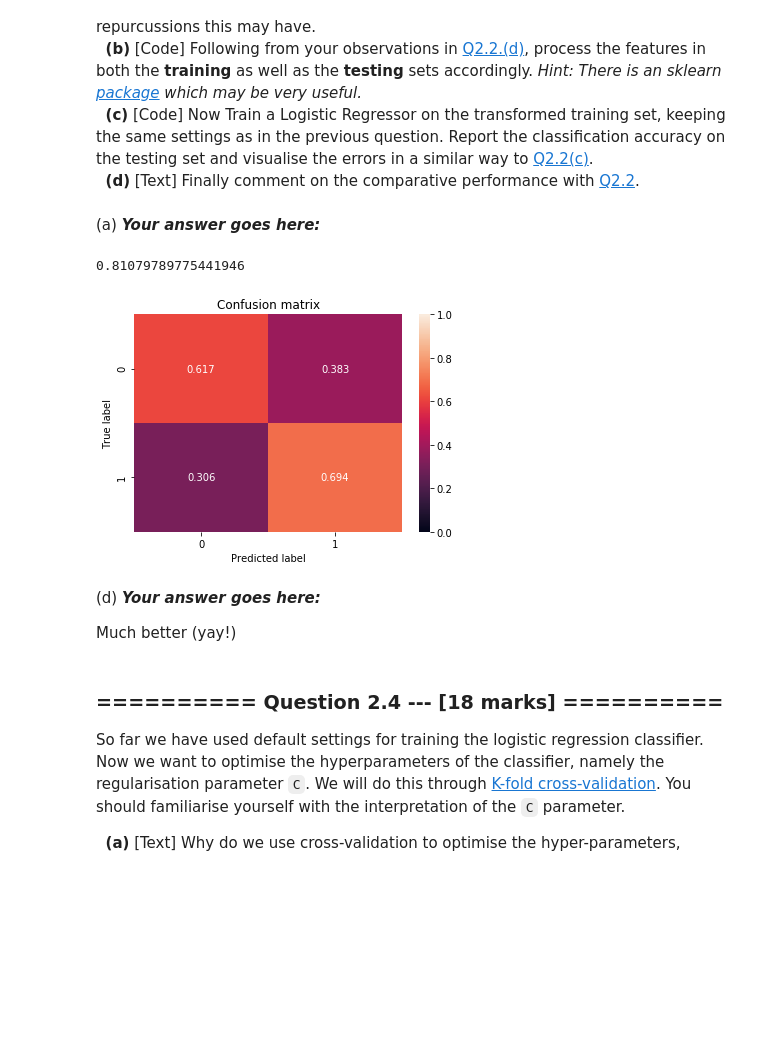
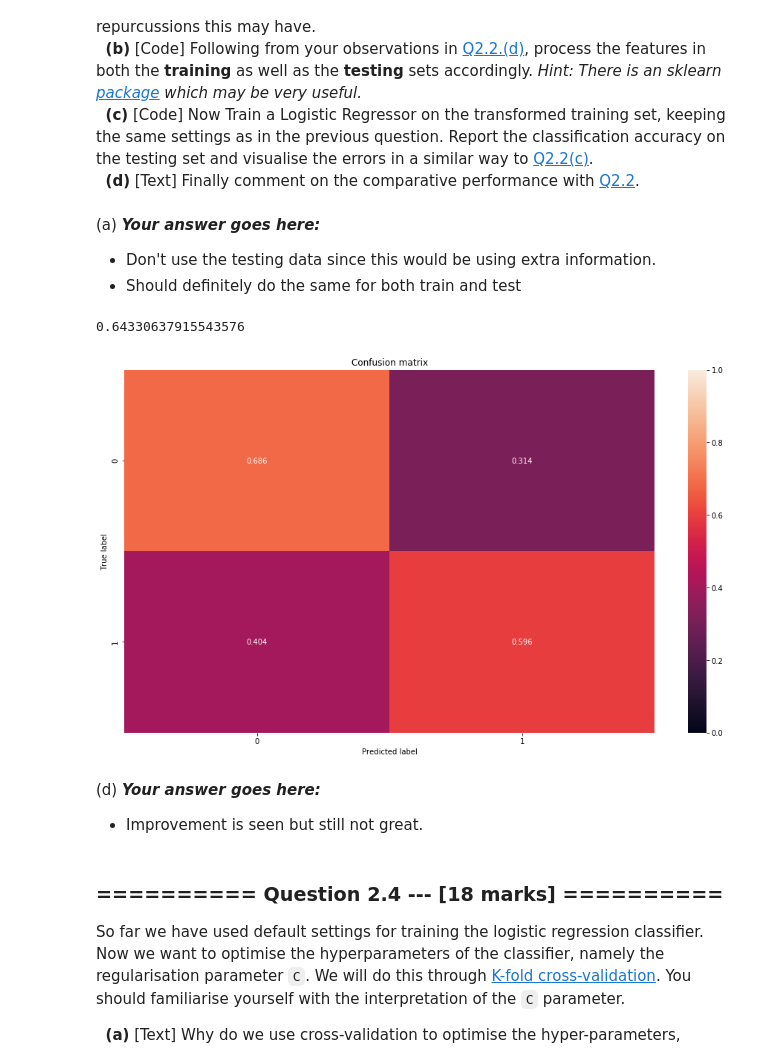
Before and after one commit to stuphys1729/IAML, a Jupyter notebook: Assignments/03_A_ObjectRecognition.ipynb, the cells around one changed output. Cells and saved outputs as stored; diff of their text form; code cells hidden in the pictures; blank space fills up the shorter version.

```diff
--- a/Assignments/03_A_ObjectRecognition.ipynb
+++ b/Assignments/03_A_ObjectRecognition.ipynb
@@ -110,7 +110,11 @@ from sklearn.model_selection import KFold
 from sklearn.linear_model import LogisticRegression
 from sklearn.metrics import confusion_matrix
 from sklearn.preprocessing import StandardScaler
-from utils.plotter import plot_confusion_matrix
+from utils.plotter import plot_confusion_matrix, plot_SVM_DecisionBoundary
+from sklearn.svm import SVC
+import pylab
+
+pylab.rcParams['figure.figsize'] = (16, 9)
 
 # Your Code goes here:
 # %% [markdown]
@@ -142,8 +146,8 @@ imagesA = pd.read_csv('datasets/Images_A_Train.csv')
 regex = re.compile('dim\d*')
 
 keep = [col for col in imagesA.columns if regex.search(col)] + ['is_person']
-testImagesA = imagesA[keep]
-testImagesA.head(10)
+trainImagesA = imagesA[keep]
+trainImagesA.head(10)
 # %% [output]
 |  | dim1 | dim2 | dim3 | dim4 | dim5 | dim6 | dim7 | dim8 | dim9 | dim10 | ... | ... |
 | 0 | 0.002232 | 0.000558 | 0.002790 | 0.000837 | 0.001674 | 0.001953 | 0.001395 | 0.002232 | 0.003627 | 0.006138 | ... | ... |
@@ -204,8 +208,8 @@ We will now prepare the data for training.
 &nbsp;&nbsp;**(c)** [Text] Do you envision any problems with the distribution under both sets? Would classification accuracy be a good metric for evaluating the performance of the classifiers? Why or why not?
 # %%
 # (a) # Your Code goes here:
-X_tr  = imagesAkeep.drop('is_person', axis=1)
-y_tr  = imagesAkeep['is_person']
+X_tr  = trainImagesA.drop('is_person', axis=1)
+y_tr  = trainImagesA['is_person']
 X_tst = testImagesA.drop('is_person', axis=1)
 y_tst = testImagesA['is_person']
 # %%
@@ -279,8 +285,11 @@ You should have noticed that the performance of the above logistic regressor is
 &nbsp;&nbsp;**(b)** [Code] Following from your observations in [Q2.2.(d)](#question2_2), process the features in both the **training** as well as the **testing** sets accordingly. *Hint: There is an sklearn [package](http://scikit-learn.org/0.19/modules/preprocessing.html) which may be very useful.* <br>
 &nbsp;&nbsp;**(c)** [Code] Now Train a Logistic Regressor on the transformed training set, keeping the same settings as in the previous question. Report the classification accuracy on the testing set and visualise the errors in a similar way to [Q2.2(c)](#question2_2). <br>
 &nbsp;&nbsp;**(d)** [Text] Finally comment on the comparative performance with [Q2.2](#question2_2).
-# %% [markdown]
-(a) ***Your answer goes here:***
+# %% [markdown]
+(a) ***Your answer goes here:***
+
+- Don't use the testing data since this would be using extra information.
+- Should definitely do the same for both train and test
 # %%
 # (b) # Your Code goes here:
 scalar = StandardScaler().fit(X_tr)
@@ -288,22 +297,22 @@ X_trs  = scalar.transform(X_tr)
 X_tsts = scalar.transform(X_tst)
 # %%
 # (c) # Your Code goes here:
-logRS = LogisticRegression()
+logRS = LogisticRegression(solver='lbfgs')
 logRS.fit(X_trs, y_tr)
 
 display(logRS.score(X_tsts, y_tst))
 
-pred = logR.predict(X_tsts)
+pred = logRS.predict(X_tsts)
 
 cm = confusion_matrix(y_tst, pred)
 plot_confusion_matrix(cm)
 # %% [output]
-0.81079789775441946
+0.64330637915543576
-[figure, old version]
+[figure, new version]
 # %% [markdown]
 (d) ***Your answer goes here:***
 
-Much better (yay!)
+- Improvement is seen but still not great.
 # %% [markdown]
 ### ========== Question 2.4 --- [18 marks] ==========
 <a id='question2_4'></a>
```
Also changed, not shown: parts of 15 cells of this notebook, 2 other files.
